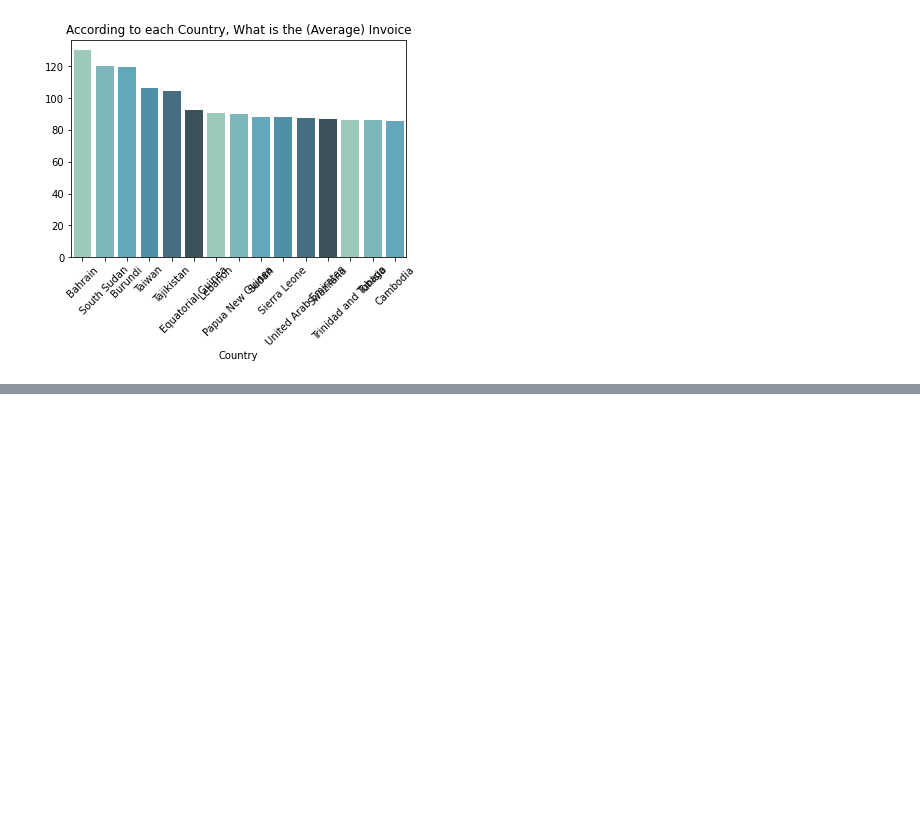
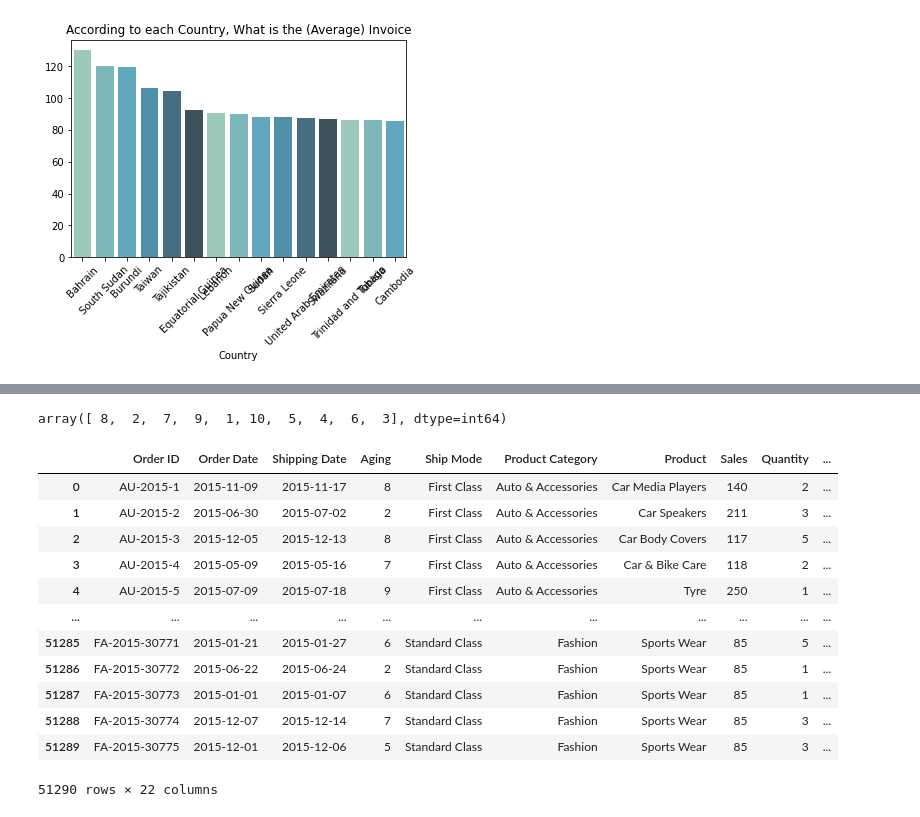
Before and after one commit to asraralig/Ecommerce-Analysis, a Jupyter notebook: Ecommerce Analysis 2.ipynb, the cells around one changed output, grey strips where cells are left out. Drawn from its saved outputs; the diff is of its cells as text; code cells hidden in the pictures; blank space fills up the shorter version.

```diff
--- a/Ecommerce Analysis 2.ipynb
+++ b/Ecommerce Analysis 2.ipynb
@@ -336,0 +340,20 @@ plt.show()
+# %%
+df["Aging"].unique()
+# %% [output]
+array([ 8,  2,  7,  9,  1, 10,  5,  4,  6,  3], dtype=int64)
+# %%
+df
+# %% [output]
+|  | Order ID | Order Date | Shipping Date | Aging | Ship Mode | Product Category | Product | Sales | Quantity | ... |
+| 0 | AU-2015-1 | 2015-11-09 | 2015-11-17 | 8 | First Class | Auto & Accessories | Car Media Players | 140 | 2 | ... |
+| 1 | AU-2015-2 | 2015-06-30 | 2015-07-02 | 2 | First Class | Auto & Accessories | Car Speakers | 211 | 3 | ... |
+| 2 | AU-2015-3 | 2015-12-05 | 2015-12-13 | 8 | First Class | Auto & Accessories | Car Body Covers | 117 | 5 | ... |
+| 3 | AU-2015-4 | 2015-05-09 | 2015-05-16 | 7 | First Class | Auto & Accessories | Car & Bike Care | 118 | 2 | ... |
+| 4 | AU-2015-5 | 2015-07-09 | 2015-07-18 | 9 | First Class | Auto & Accessories | Tyre | 250 | 1 | ... |
+| ... | ... | ... | ... | ... | ... | ... | ... | ... | ... | ... |
+| 51285 | FA-2015-30771 | 2015-01-21 | 2015-01-27 | 6 | Standard Class | Fashion | Sports Wear | 85 | 5 | ... |
+| 51286 | FA-2015-30772 | 2015-06-22 | 2015-06-24 | 2 | Standard Class | Fashion | Sports Wear | 85 | 1 | ... |
+| 51287 | FA-2015-30773 | 2015-01-01 | 2015-01-07 | 6 | Standard Class | Fashion | Sports Wear | 85 | 1 | ... |
+| 51288 | FA-2015-30774 | 2015-12-07 | 2015-12-14 | 7 | Standard Class | Fashion | Sports Wear | 85 | 3 | ... |
+| 51289 | FA-2015-30775 | 2015-12-01 | 2015-12-06 | 5 | Standard Class | Fashion | Sports Wear | 85 | 3 | ... |
+51290 rows × 22 columns
```
Also changed, not shown: parts of 35 cells of this notebook.
